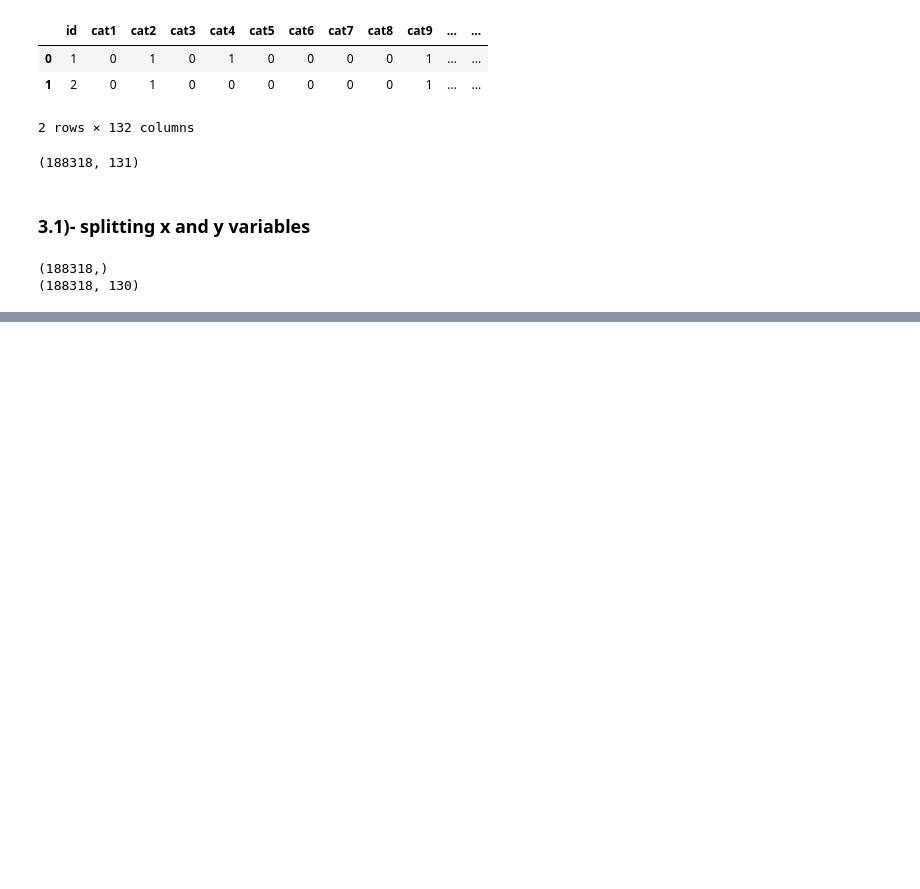
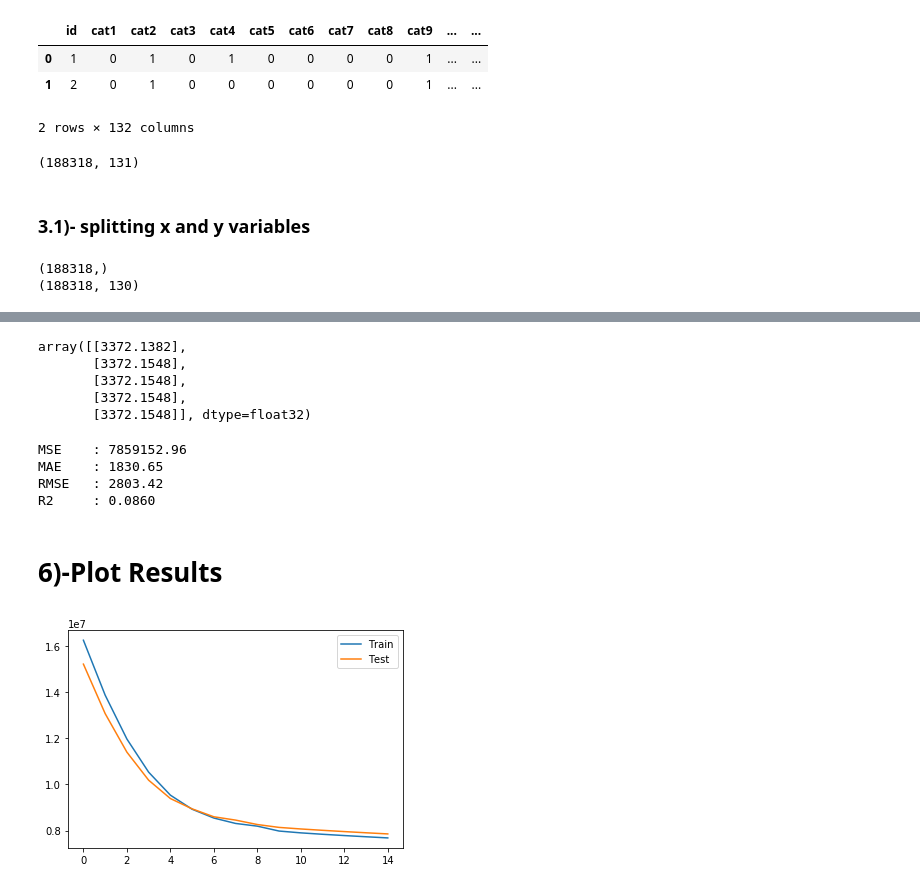
Before and after one commit to HassanSherwani/Insurance_Claims_Severity, a Jupyter notebook: DL-models_Allstate_Claims_Severity .ipynb, the cells around one changed output, grey strips where cells are left out. Cells and saved outputs as stored; diff of their text form; code cells hidden in the pictures; blank space fills up the shorter version.

```diff
--- a/DL-models_Allstate_Claims_Severity .ipynb
+++ b/DL-models_Allstate_Claims_Severity .ipynb
@@ -303,0 +375,4 @@ df_test.shape
+# %%
+# reshape input to be 3D [samples, timesteps, features]
+X_train = X_train.reshape((X_train.shape[0], 1, X_train.shape[1]))
+X_test = X_test.reshape((X_test.shape[0], 1, X_test.shape[1]))
@@ -303,0 +397,6 @@ df_test.shape
+# %%
+# network architecture
+model = Sequential()
+model.add(LSTM(50, input_shape=(X_train.shape[1], X_train.shape[2])))
+model.add(Dense(1))
+model.compile(loss='mse', optimizer='adam')
@@ -303,0 +419,2 @@ df_test.shape
+# %%
+history = model.fit(X_train, y_train, epochs=15, batch_size=10, validation_data=(X_test, y_test), verbose=2, shuffle=False)
@@ -379,0 +460,8 @@ submission.to_csv('submission.csv', index=False)
+# %%
+yhat[:5]
+# %% [output]
+array([[3372.1382],
+       [3372.1548],
+       [3372.1548],
+       [3372.1548],
+       [3372.1548]], dtype=float32)
@@ -379,0 +489,20 @@ submission.to_csv('submission.csv', index=False)
+# %%
+print('')
+print('MSE    : %0.2f ' % mse)
+print('MAE    : %0.2f ' % mae)
+print('RMSE   : %0.2f ' % rmse)
+print('R2     : %0.4f ' % r2)
+# %% [output]
+MSE    : 7859152.96
+MAE    : 1830.65
+RMSE   : 2803.42
+R2     : 0.0860
+# %% [markdown]
+# 6)-Plot Results
+# %%
+plt.plot(history.history['loss'], label='Train')
+plt.plot(history.history['val_loss'], label='Test')
+plt.legend()
+plt.show()
+# %% [output]
+[figure, added]
```
Also changed, not shown: parts of 76 cells of this notebook.
